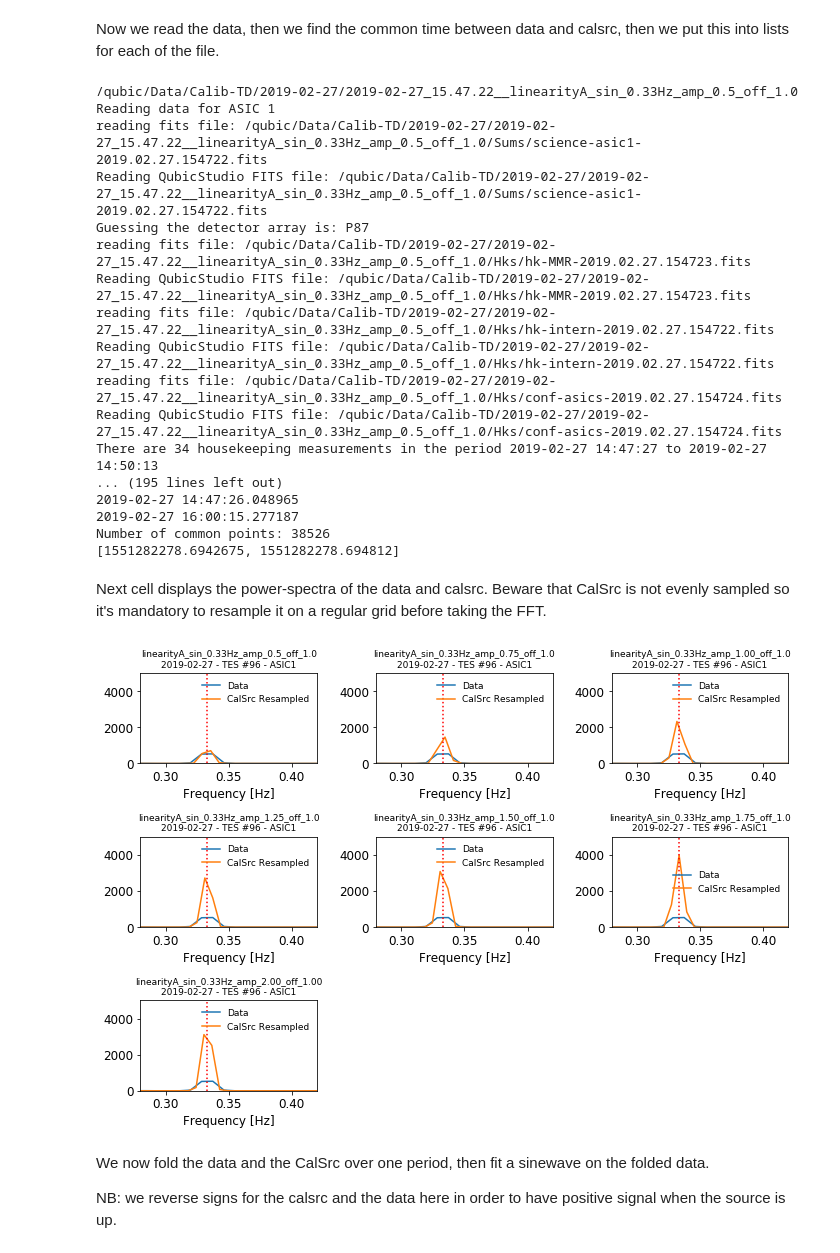
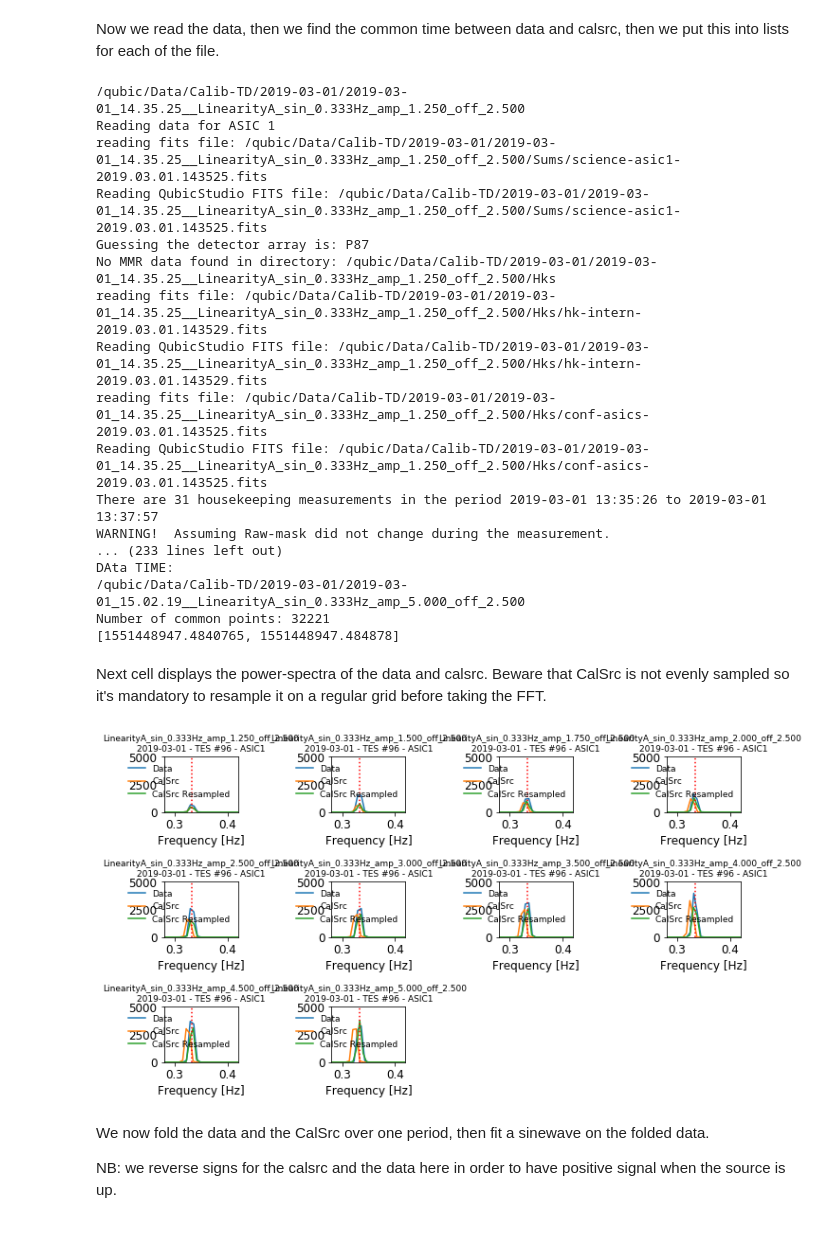
Before and after one commit to qubicsoft/qubic, a Jupyter notebook: qubic/scripts/Calibration/LinearityA.ipynb, the cells around one changed output. Drawn from its saved outputs; the diff is of its cells as text; code cells hidden in the pictures.

```diff
--- a/qubic/scripts/Calibration/LinearityA.ipynb
+++ b/qubic/scripts/Calibration/LinearityA.ipynb
@@ -25,7 +28,7 @@ In the following cell we read the corresponding filenames and order them, detect
 # %%
-day = '2019-02-27'
+day = '2019-03-01'
 data_dir = '/qubic/Data/Calib-TD/'+day+'/'
-dirs = np.array(glob.glob(data_dir+'/*linearityA*'))
+dirs = np.array(glob.glob(data_dir+'/*LinearityA*'))
 dirs.sort()
 
 #dirs = dirs[0:-1]
@@ -134,11 +140,11 @@ for thedir in dirs:
     print('')
     print('DAta TIME:')
     print(thedir)
-    print(dt.datetime.fromtimestamp(np.min(t_data)))
-    print(dt.datetime.fromtimestamp(np.max(t_data)))
-    print('SRC TIME:')
-    print dt.datetime.fromtimestamp(np.min(ttsrc))
-    print dt.datetime.fromtimestamp(np.max(ttsrc))
+    # print(dt.datetime.fromtimestamp(np.min(t_data)))
+    # print(dt.datetime.fromtimestamp(np.max(t_data)))
+    # print('SRC TIME:')
+    # print dt.datetime.fromtimestamp(np.min(ttsrc))
+    # print dt.datetime.fromtimestamp(np.max(ttsrc))
 
     TESnum = 96
     data = a.timeline(TES=TESnum)
@@ -167,61 +173,60 @@ for thedir in dirs:
     thettsrc = thettsrc[oksrc]
     theddsrc = theddsrc[oksrc]
 
-    tt.append(t_data-t0)
+    tt.append(t_data - t0)
     dd.append(data)
     mm.append(np.mean(data))
-    tt_src.append(thettsrc-t0)
+    tt_src.append(thettsrc - t0)
     dd_src.append(theddsrc)
 # %% [output]
-/qubic/Data/Calib-TD/2019-02-27/2019-02-27_15.47.22__linearityA_sin_0.33Hz_amp_0.5_off_1.0
+/qubic/Data/Calib-TD/2019-03-01/2019-03-01_14.35.25__LinearityA_sin_0.333Hz_amp_1.250_off_2.500
 Reading data for ASIC 1
-reading fits file: /qubic/Data/Calib-TD/2019-02-27/2019-02-27_15.47.22__linearityA_sin_0.33Hz_amp_0.5_off_1.0/Sums/science-asic1-2019.02.27.154722.fits
-Reading QubicStudio FITS file: /qubic/Data/Calib-TD/2019-02-27/2019-02-27_15.47.22__linearityA_sin_0.33Hz_amp_0.5_off_1.0/Sums/science-asic1-2019.02.27.154722.fits
+reading fits file: /qubic/Data/Calib-TD/2019-03-01/2019-03-01_14.35.25__LinearityA_sin_0.333Hz_amp_1.250_off_2.500/Sums/science-asic1-2019.03.01.143525.fits
+Reading QubicStudio FITS file: /qubic/Data/Calib-TD/2019-03-01/2019-03-01_14.35.25__LinearityA_sin_0.333Hz_amp_1.250_off_2.500/Sums/science-asic1-2019.03.01.143525.fits
 Guessing the detector array is: P87
-reading fits file: /qubic/Data/Calib-TD/2019-02-27/2019-02-27_15.47.22__linearityA_sin_0.33Hz_amp_0.5_off_1.0/Hks/hk-MMR-2019.02.27.154723.fits
-Reading QubicStudio FITS file: /qubic/Data/Calib-TD/2019-02-27/2019-02-27_15.47.22__linearityA_sin_0.33Hz_amp_0.5_off_1.0/Hks/hk-MMR-2019.02.27.154723.fits
-reading fits file: /qubic/Data/Calib-TD/2019-02-27/2019-02-27_15.47.22__linearityA_sin_0.33Hz_amp_0.5_off_1.0/Hks/hk-intern-2019.02.27.154722.fits
-Reading QubicStudio FITS file: /qubic/Data/Calib-TD/2019-02-27/2019-02-27_15.47.22__linearityA_sin_0.33Hz_amp_0.5_off_1.0/Hks/hk-intern-2019.02.27.154722.fits
-reading fits file: /qubic/Data/Calib-TD/2019-02-27/2019-02-27_15.47.22__linearityA_sin_0.33Hz_amp_0.5_off_1.0/Hks/conf-asics-2019.02.27.154724.fits
-Reading QubicStudio FITS file: /qubic/Data/Calib-TD/2019-02-27/2019-02-27_15.47.22__linearityA_sin_0.33Hz_amp_0.5_off_1.0/Hks/conf-asics-2019.02.27.154724.fits
-There are 34 housekeeping measurements in the period 2019-02-27 14:47:27 to 2019-02-27 14:50:13
-... (195 lines left out)
-2019-02-27 14:47:26.048965
-2019-02-27 16:00:15.277187
-Number of common points: 38526
-[1551282278.6942675, 1551282278.694812]
+No MMR data found in directory: /qubic/Data/Calib-TD/2019-03-01/2019-03-01_14.35.25__LinearityA_sin_0.333Hz_amp_1.250_off_2.500/Hks
+reading fits file: /qubic/Data/Calib-TD/2019-03-01/2019-03-01_14.35.25__LinearityA_sin_0.333Hz_amp_1.250_off_2.500/Hks/hk-intern-2019.03.01.143529.fits
+Reading QubicStudio FITS file: /qubic/Data/Calib-TD/2019-03-01/2019-03-01_14.35.25__LinearityA_sin_0.333Hz_amp_1.250_off_2.500/Hks/hk-intern-2019.03.01.143529.fits
+reading fits file: /qubic/Data/Calib-TD/2019-03-01/2019-03-01_14.35.25__LinearityA_sin_0.333Hz_amp_1.250_off_2.500/Hks/conf-asics-2019.03.01.143525.fits
+Reading QubicStudio FITS file: /qubic/Data/Calib-TD/2019-03-01/2019-03-01_14.35.25__LinearityA_sin_0.333Hz_amp_1.250_off_2.500/Hks/conf-asics-2019.03.01.143525.fits
+There are 31 housekeeping measurements in the period 2019-03-01 13:35:26 to 2019-03-01 13:37:57
+WARNING!  Assuming Raw-mask did not change during the measurement.
+... (233 lines left out)
+DAta TIME:
+/qubic/Data/Calib-TD/2019-03-01/2019-03-01_15.02.19__LinearityA_sin_0.333Hz_amp_5.000_off_2.500
+Number of common points: 32221
+[1551448947.4840765, 1551448947.484878]
 # %% [markdown]
 Next cell displays the power-spectra of the data and calsrc. Beware that CalSrc is not evenly sampled so it's mandatory to resample it on a regular grid before taking the FFT.
 # %%
-rc('figure',figsize=(10,7))
-npl = int(np.sqrt(len(tt)))+1
-fdata=0.0001
-fsrc=0.0001
+npl = int(np.sqrt(len(tt))) + 1
+fdata = 0.0001
+fsrc = 0.0001
 for ii in xrange(len(dd_src)):
-    subplot(npl,npl,ii+1)
+    subplot(npl, npl, ii+1)
     spectrum_src, freq_src = mlab.psd(dd_src[ii], Fs=1./np.mean(tt_src[0][1:]-tt_src[0][:-1]),
                                       NFFT=len(tt_src[ii]), window=mlab.window_hanning)
-    #spectrum, freq = mlab.psd(dd[ii], Fs=FREQ_SAMPLING, NFFT=len(tt[ii]), window=mlab.window_hanning)
+    spectrum, freq = mlab.psd(dd[ii], Fs=FREQ_SAMPLING, NFFT=len(tt[ii]), window=mlab.window_hanning)
 
     ## Resampling calsrc data
     newtime_src = np.arange(len(dd_src[ii]))*np.mean(tt_src[0][1:]-tt_src[0][:-1])
     newdata_src = np.interp(newtime_src, tt_src[ii], dd_src[ii])
     spectrum_src2, freq_src2 = mlab.psd(newdata_src, Fs=1./np.mean(tt_src[0][1:]-tt_src[0][:-1]),
                                         NFFT=len(tt_src[ii]), window=mlab.window_hanning)
 
     plot(freq, f.gaussian_filter1d(spectrum,fdata)/np.mean(spectrum), label='Data')
-    #plot(freq_src, f.gaussian_filter1d(spectrum_src,fsrc)/np.mean(spectrum_src), label='CalSrc')
+    plot(freq_src, f.gaussian_filter1d(spectrum_src,fsrc)/np.mean(spectrum_src), label='CalSrc')
     plot(freq_src2, f.gaussian_filter1d(spectrum_src2,fsrc)/np.mean(spectrum_src2), label='CalSrc Resampled')
-    legend(fontsize=9,frameon=False)
-    xlim(0.28,0.42)
-    ylim(0,5000)
+    legend(fontsize=9, frameon=False)
+    xlim(0.28, 0.42)
+    ylim(0, 5000)
     xlabel('Frequency [Hz]')
-    plot([0.333,0.333],[0,5000],'r:')
+    plot([0.333,0.333], [0,5000], 'r:')
     title(labels[ii]+'\n'+day+' - TES #{} - ASIC{}'.format(TESnum, asicnum),fontsize=9)
 
 tight_layout()
 # %% [output]
-[figure, old version]
+[figure, new version]
 # %% [markdown]
 We now fold the data and the CalSrc over one period, then fit a sinewave on the folded data.
 
```
Also changed, not shown: parts of 9 cells of this notebook, 1 other file.
